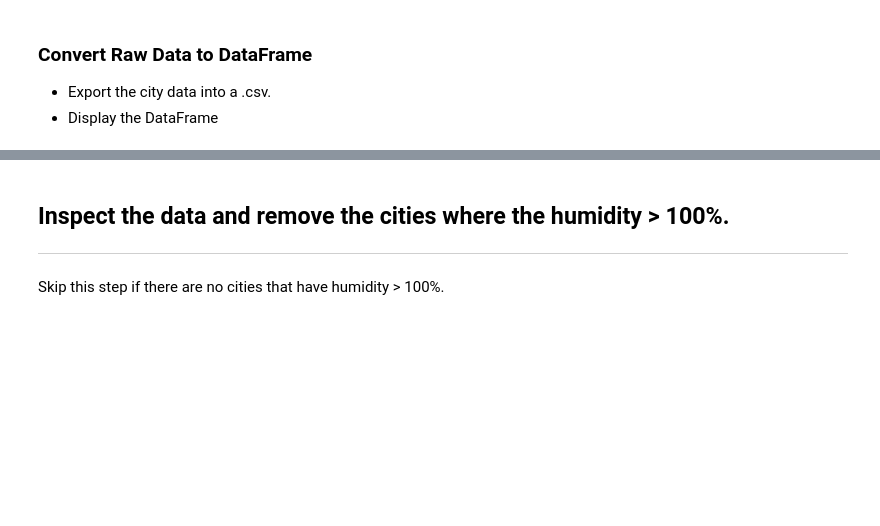
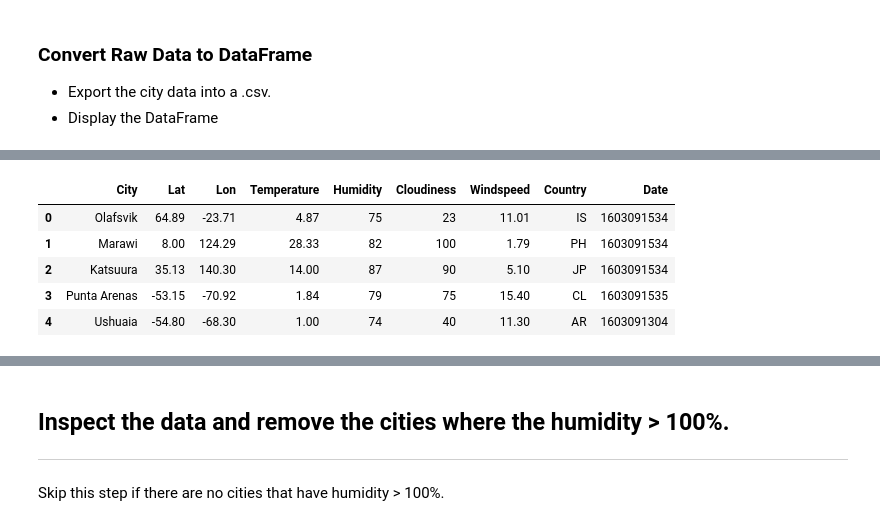
Before and after one commit to itsjaggu/python-api-challenge, a Jupyter notebook: WeatherPy/WeatherPy.ipynb, the cells around one changed output, grey strips where cells are left out. Cells and saved outputs as stored; diff of their text form; code cells hidden in the pictures; blank space fills up the shorter version.

```diff
--- a/WeatherPy/WeatherPy.ipynb
+++ b/WeatherPy/WeatherPy.ipynb
@@ -139,0 +129,23 @@ weather_data
+# %%
+
+# build a dataframe from the cities, lon,and pressure lists
+
+weather_data = {"City": citynames
+                ,"Lat": lat
+                ,"Lon": lon
+                ,"Temperature": temp
+                ,"Humidity": humidity
+                ,"Cloudiness": cloudiness
+                ,"Windspeed": windspeed
+                ,"Country": country
+                ,"Date": date
+               }
+weather_data = pd.DataFrame(weather_data)
+weather_data.head()
+# %% [output]
+|  | City | Lat | Lon | Temperature | Humidity | Cloudiness | Windspeed | Country | Date |
+| 0 | Olafsvik | 64.89 | -23.71 | 4.87 | 75 | 23 | 11.01 | IS | 1603091534 |
+| 1 | Marawi | 8.00 | 124.29 | 28.33 | 82 | 100 | 1.79 | PH | 1603091534 |
+| 2 | Katsuura | 35.13 | 140.30 | 14.00 | 87 | 90 | 5.10 | JP | 1603091534 |
+| 3 | Punta Arenas | -53.15 | -70.92 | 1.84 | 79 | 75 | 15.40 | CL | 1603091535 |
+| 4 | Ushuaia | -54.80 | -68.30 | 1.00 | 74 | 40 | 11.30 | AR | 1603091304 |
```
Also changed, not shown: parts of 9 cells of this notebook.
